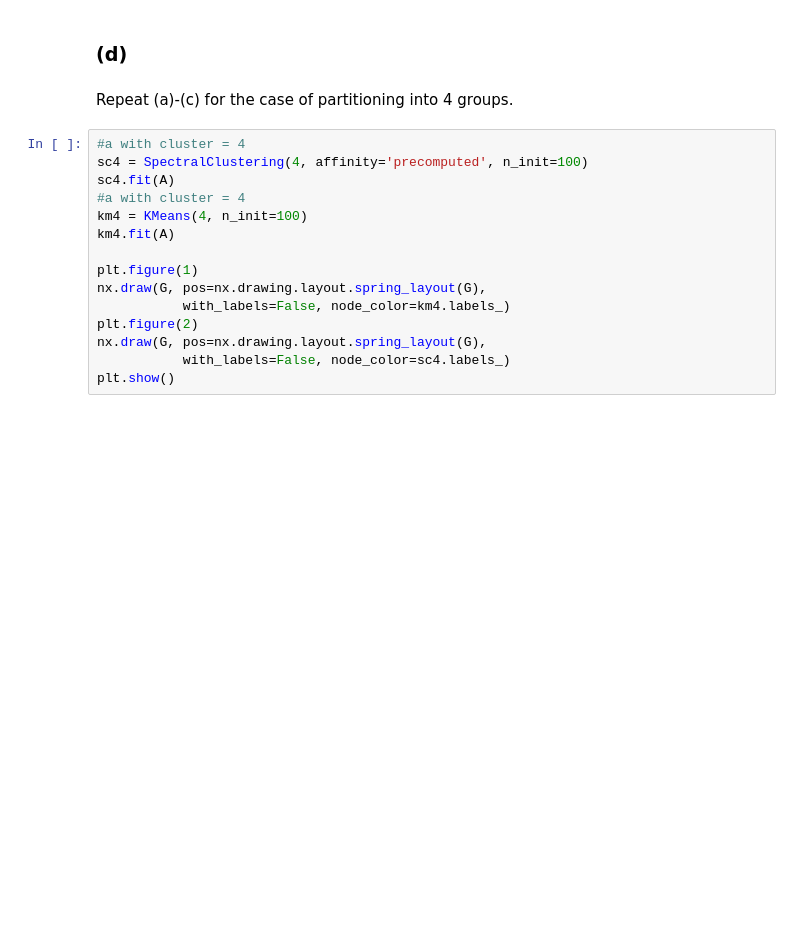
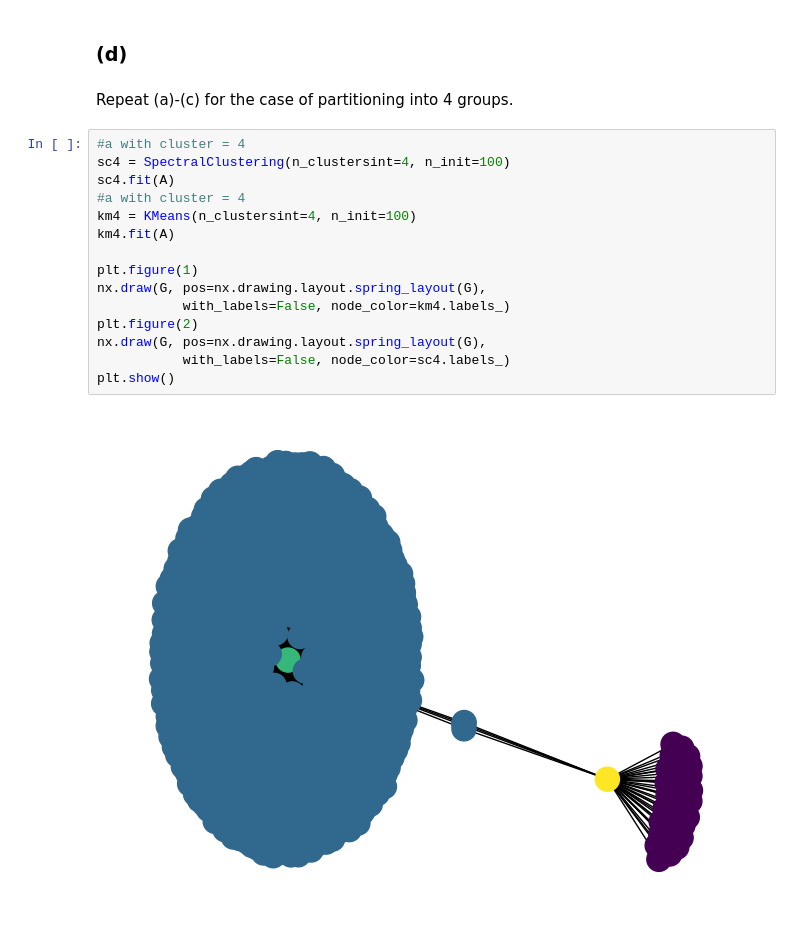
Before and after one commit to almasudme/SpectralClustering, a Jupyter notebook: SpectralPartition.ipynb, the cells around one changed output. Saved outputs shown, nothing was run; the diff lists cells and outputs as text; blank space fills up the shorter version.

```diff
--- a/SpectralPartition.ipynb
+++ b/SpectralPartition.ipynb
@@ -87,16 +91,18 @@ NameError: name 'plt' is not defined
 Repeat (a)-(c) for the case of partitioning into 4 groups.
 # %%
 #a with cluster = 4
-sc4 = SpectralClustering(4, affinity='precomputed', n_init=100)
+sc4 = SpectralClustering(n_clustersint=4, n_init=100)
 sc4.fit(A)
 #a with cluster = 4
-km4 = KMeans(4, n_init=100)
+km4 = KMeans(n_clustersint=4, n_init=100)
 km4.fit(A)
 
 plt.figure(1)
 nx.draw(G, pos=nx.drawing.layout.spring_layout(G),
            with_labels=False, node_color=km4.labels_)
 plt.figure(2)
 nx.draw(G, pos=nx.drawing.layout.spring_layout(G),
            with_labels=False, node_color=sc4.labels_)
 plt.show()
+# %% [output]
+[figure, added]
```
Also changed, not shown: parts of 6 cells of this notebook.
